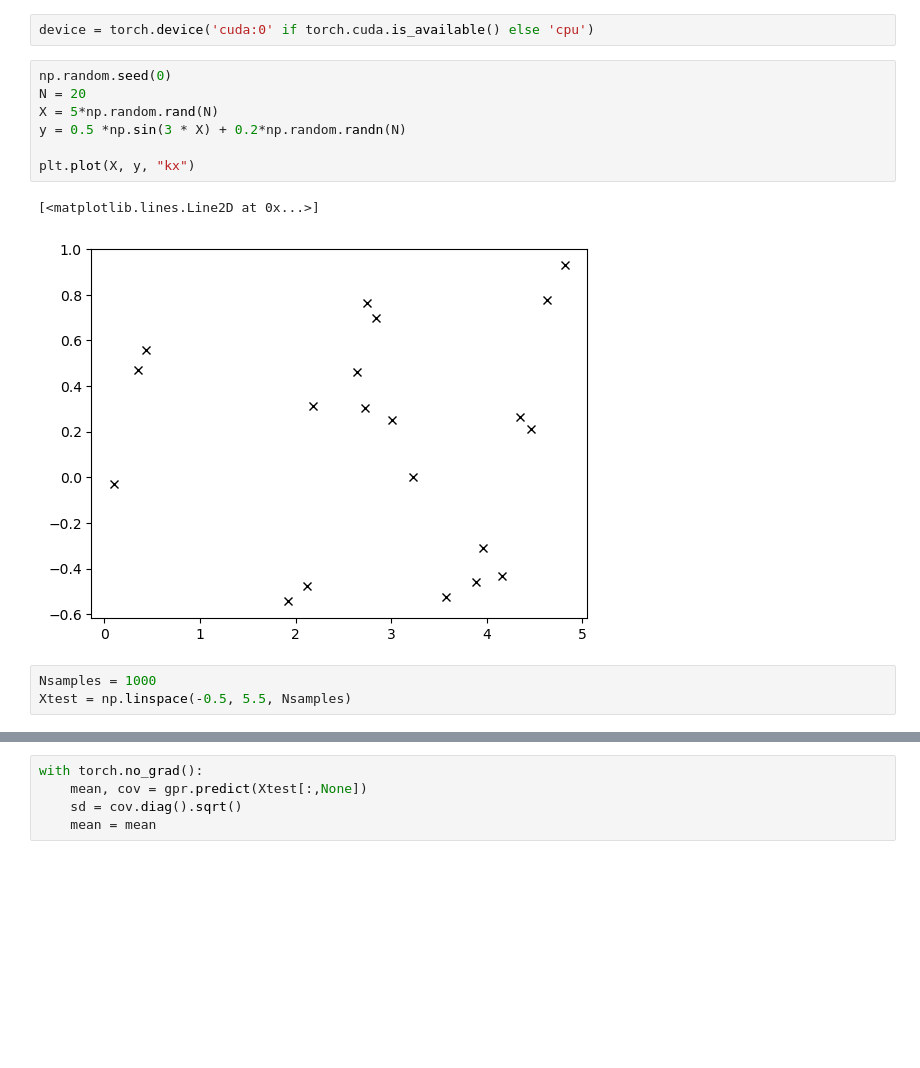
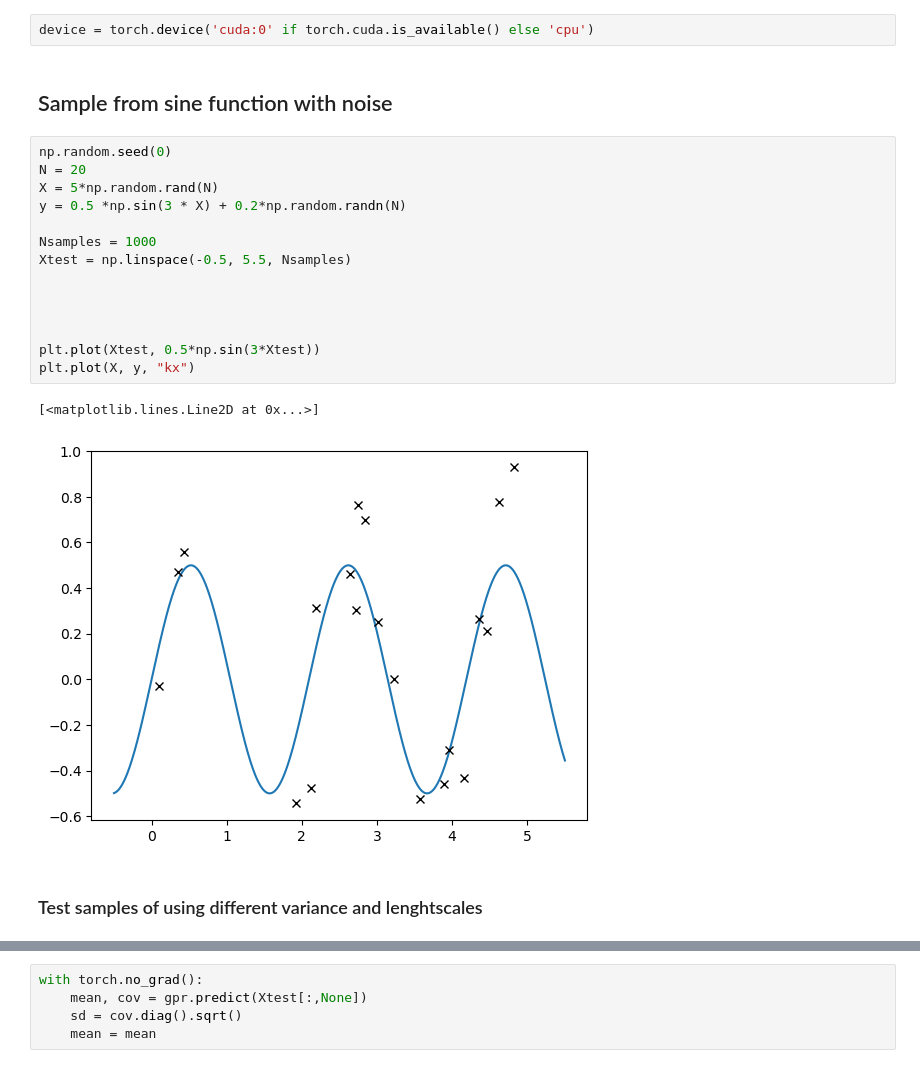
Before and after one commit to luisdiaz1997/SpatialFactorization, a Jupyter notebook: notebooks/Gaussian Processes/GP_test.ipynb, the cells around one changed output, grey strips where cells are left out. Drawn from its saved outputs; the diff is of its cells as text; blank space fills up the shorter version.

```diff
--- a/notebooks/Gaussian Processes/GP_test.ipynb
+++ b/notebooks/Gaussian Processes/GP_test.ipynb
@@ -8,19 +8,27 @@ import torch.optim as optim
 from torch.distributions import MultivariateNormal
 # %%
 device = torch.device('cuda:0' if torch.cuda.is_available() else 'cpu')
+# %% [markdown]
+## Sample from sine function with noise
 # %%
 np.random.seed(0)
 N = 20
 X = 5*np.random.rand(N)
 y = 0.5 *np.sin(3 * X) + 0.2*np.random.randn(N)
 
+Nsamples = 1000
+Xtest = np.linspace(-0.5, 5.5, Nsamples)
+
+
+
+
+plt.plot(Xtest, 0.5*np.sin(3*Xtest))
 plt.plot(X, y, "kx")
 # %% [output]
 [<matplotlib.lines.Line2D at 0x...>]
-[figure, old version]
+[figure, new version]
-# %%
-Nsamples = 1000
-Xtest = np.linspace(-0.5, 5.5, Nsamples)
+# %% [markdown]
+### Test samples of using different variance and lenghtscales
 # %%
 kernel = RBF(
     variance=6.0, lengthscale= 0.05 )
```
Also changed, not shown: parts of 13 cells of this notebook.
